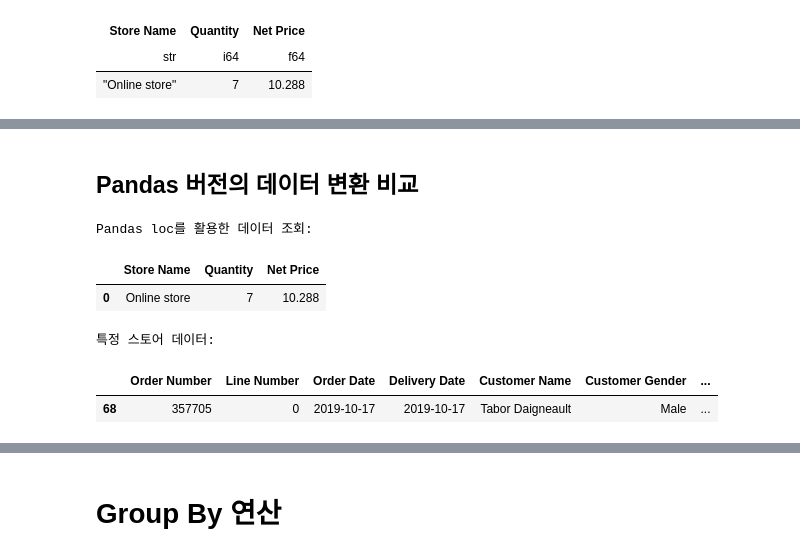
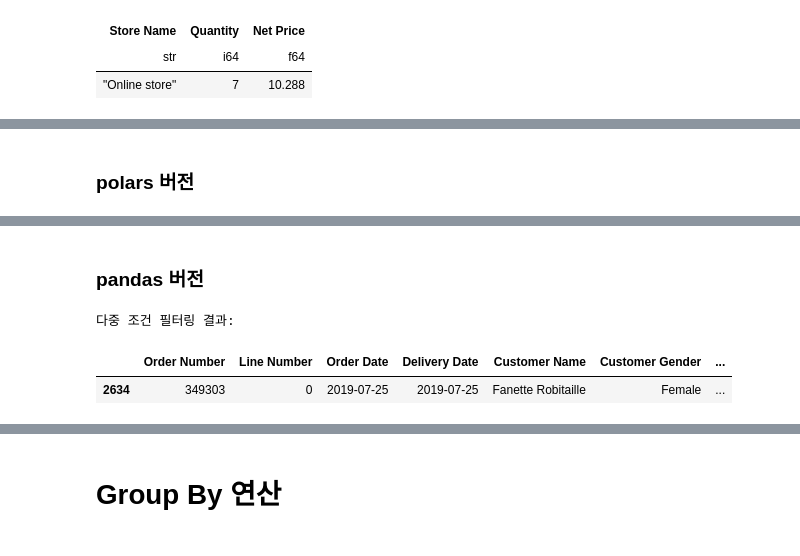
Before and after one commit to dschloe/polars_recipes, a Jupyter notebook: ch08_data_transformation.ipynb, the cells around one changed output, grey strips where cells are left out. Saved outputs shown, nothing was run; the diff lists cells and outputs as text; code cells hidden in the pictures.

```diff
--- a/ch08_data_transformation.ipynb
+++ b/ch08_data_transformation.ipynb
@@ -131,0 +139,4 @@ Contoso Store Corse 수량 합계 (Pandas):
+# %%
+import polars as pl
+contoso_sales = pl.read_csv("data/ch08/contoso_sales.csv")
+contoso_sales.head(1)
@@ -143,0 +162,7 @@ shape: (1, 3)
+# %%
+# Pandas loc를 활용한 데이터 처리
+# Data processing using pandas loc
+contoso_sales_pd = contoso_sales.to_pandas()
+
+print("\nPandas loc를 활용한 데이터 조회:")
+contoso_sales_pd.loc[:, ["Store Name", "Quantity", "Net Price"]].head(1)
@@ -155,3 +201,5 @@ shape: (1, 20)
+# %% [markdown]
+### polars 버전
 # %%
 # 다중 조건을 활용한 데이터 필터링
 multi_condition_pl = contoso_sales.filter(
@@ -166,23 +214,17 @@ shape: (1, 20)
 | Order Number | Line Number | Order Date | Delivery Date | Customer Name | Customer Gender | Customer Country | ... |
 | i64 | i64 | str | str | str | str | str | ... |
 | 349303 | 0 | "2019-07-25" | "2019-07-25" | "Fanette Robitaille" | "Female" | "France" | ... |
-# %% [markdown]
-## Pandas 버전의 데이터 변환 비교
-# %%
-# Pandas loc를 활용한 데이터 처리
-# Data processing using pandas loc
-print("\nPandas loc를 활용한 데이터 조회:")
-contoso_sales_pd.loc[:, ["Store Name", "Quantity", "Net Price"]].head(1)
-# %% [output]
-Pandas loc를 활용한 데이터 조회:
-|  | Store Name | Quantity | Net Price |
-| 0 | Online store | 7 | 10.288 |
+# %% [markdown]
+### pandas 버전
 # %%
-# 특정 조건의 데이터 필터링
-filtered_data = contoso_sales_pd.loc[contoso_sales_pd["Store Name"] == "Contoso Store Corse"]
-print("\n특정 스토어 데이터:")
-filtered_data.head(1)
+# 다중 조건을 활용한 데이터 필터링
+multi_condition = contoso_sales_pd.loc[
+    (contoso_sales_pd["Store Name"] == "Contoso Store Corse") &
+    (contoso_sales_pd["Net Price"] > 400)
+]
+print("\n다중 조건 필터링 결과:")
+multi_condition.head(1)
 # %% [output]
-특정 스토어 데이터:
+다중 조건 필터링 결과:
 |  | Order Number | Line Number | Order Date | Delivery Date | Customer Name | Customer Gender | ... |
-| 68 | 357705 | 0 | 2019-10-17 | 2019-10-17 | Tabor Daigneault | Male | ... |
+| 2634 | 349303 | 0 | 2019-07-25 | 2019-07-25 | Fanette Robitaille | Female | ... |
```
Also changed, not shown: parts of 25 cells of this notebook, 3 other files.
